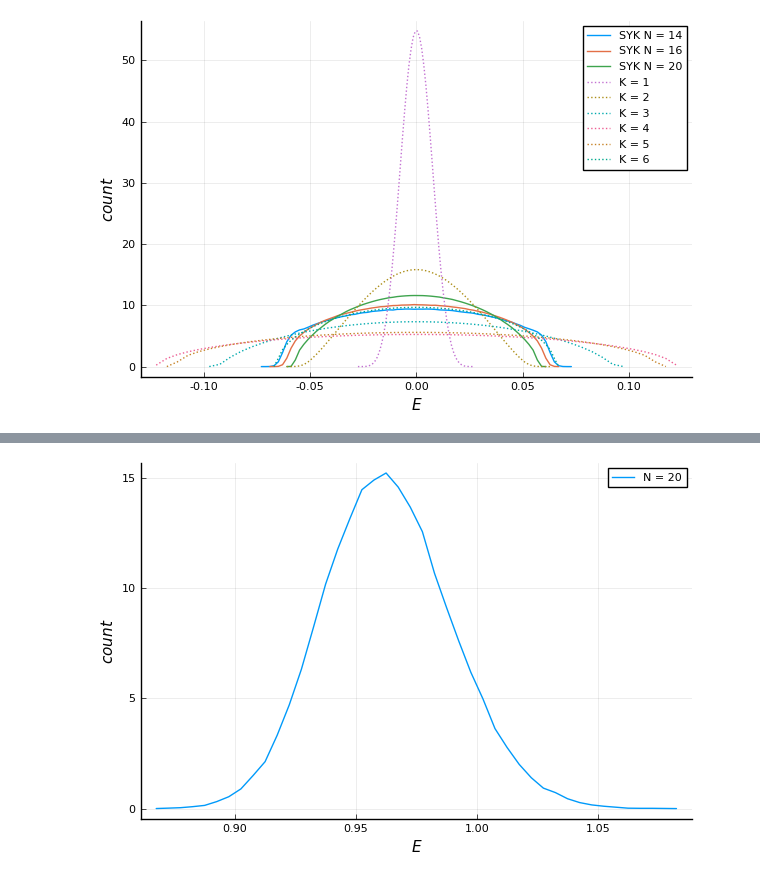
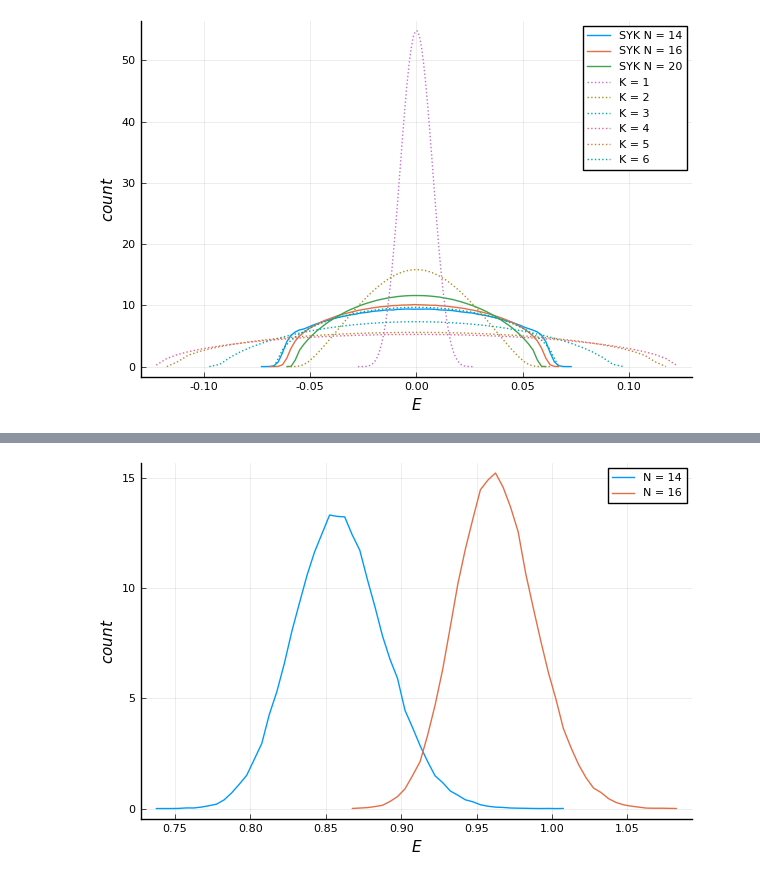
Before and after one commit to lololobo93/SYK.jl, a Jupyter notebook: SYK_plots.ipynb, the cells around one changed output, grey strips where cells are left out. Drawn from its saved outputs; the diff is of its cells as text; code cells hidden in the pictures.

Commit message:
Agregando comparacion de densidades espectrales y calculos para eigmax de N = 14

```diff
--- a/SYK_plots.ipynb
+++ b/SYK_plots.ipynb
@@ -93,15 +132,23 @@ xlabel!(L"E")
 # %%
 it_num = 100_000
 plot()
+file_fd = string("eig_saves/EIGmax_SYK_N", 14, ".dat")
+fd1 = readdlm(file_fd);
+fd2 = reshape(fd1, it_num);
+h = fit(Histogram, fd2, nbins=70)
+h = normalize(h, mode=:pdf)
+r = h.edges[1]
+x = first(r)+step(r)/2:step(r):last(r)
+plot!(x, h.weights, label = "N = 14")
 file_fd = string("eig_saves/EIGmax_SYK_N", 16, ".dat")
 fd1 = readdlm(file_fd);
 fd2 = reshape(fd1, it_num);
 h = fit(Histogram, fd2, nbins=70)
 h = normalize(h, mode=:pdf)
 r = h.edges[1]
 x = first(r)+step(r)/2:step(r):last(r)
-plot!(x, h.weights, label = "N = 20")
+plot!(x, h.weights, label = "N = 16")
 ylabel!(L"count")
 xlabel!(L"E")
 # %% [output]
-[figure, old version]
+[figure, new version]
```
Also changed, not shown: parts of 2 cells of this notebook.
